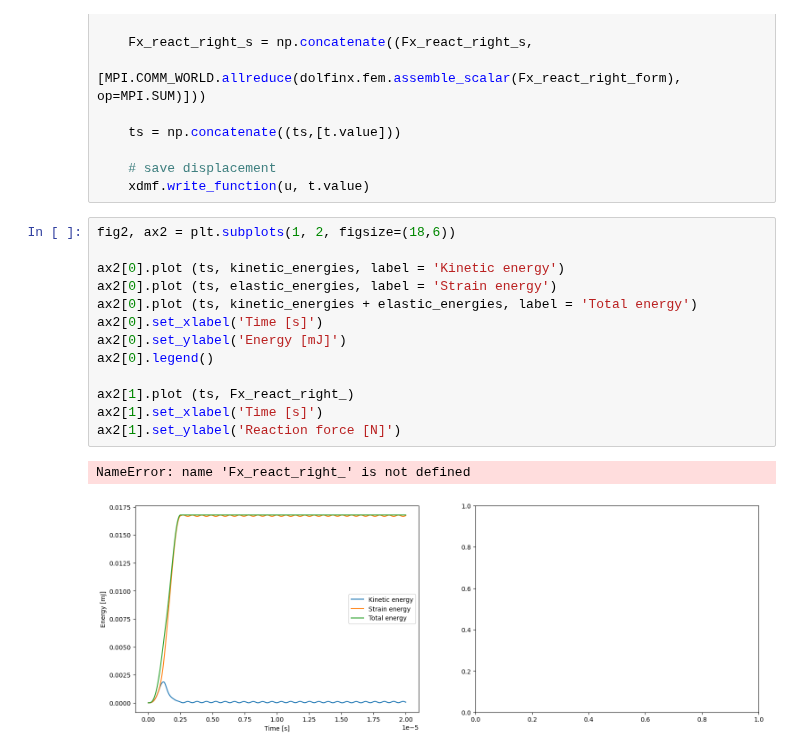
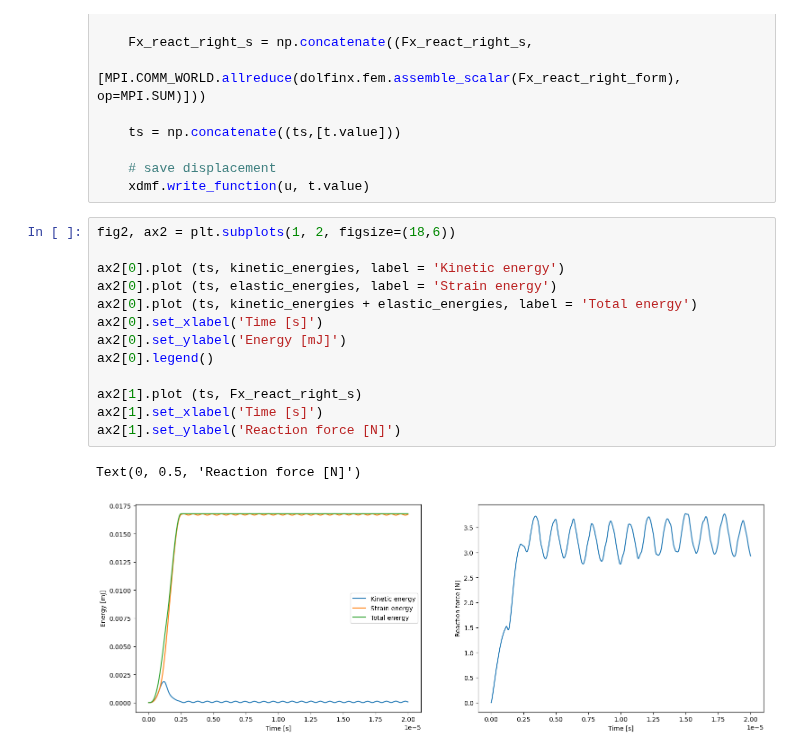
Before and after one commit to newfrac/fenicsx-fracture, a Jupyter notebook: notebooks/elastodynamics/01-Elastodynamics.ipynb, the cells around one changed output. Cells and saved outputs as stored; diff of their text form.

```diff
--- a/notebooks/elastodynamics/01-Elastodynamics.ipynb
+++ b/notebooks/elastodynamics/01-Elastodynamics.ipynb
@@ -450,16 +450,16 @@ while t.value < total_time :
 # %%
 fig2, ax2 = plt.subplots(1, 2, figsize=(18,6))
 
 ax2[0].plot (ts, kinetic_energies, label = 'Kinetic energy')
 ax2[0].plot (ts, elastic_energies, label = 'Strain energy')
 ax2[0].plot (ts, kinetic_energies + elastic_energies, label = 'Total energy')
 ax2[0].set_xlabel('Time [s]')
 ax2[0].set_ylabel('Energy [mJ]')
 ax2[0].legend()
 
-ax2[1].plot (ts, Fx_react_right_)
+ax2[1].plot (ts, Fx_react_right_s)
 ax2[1].set_xlabel('Time [s]')
 ax2[1].set_ylabel('Reaction force [N]')
 # %% [output]
-NameError: name 'Fx_react_right_' is not defined
+Text(0, 0.5, 'Reaction force [N]')
-[figure, old version]
+[figure, new version]
```
